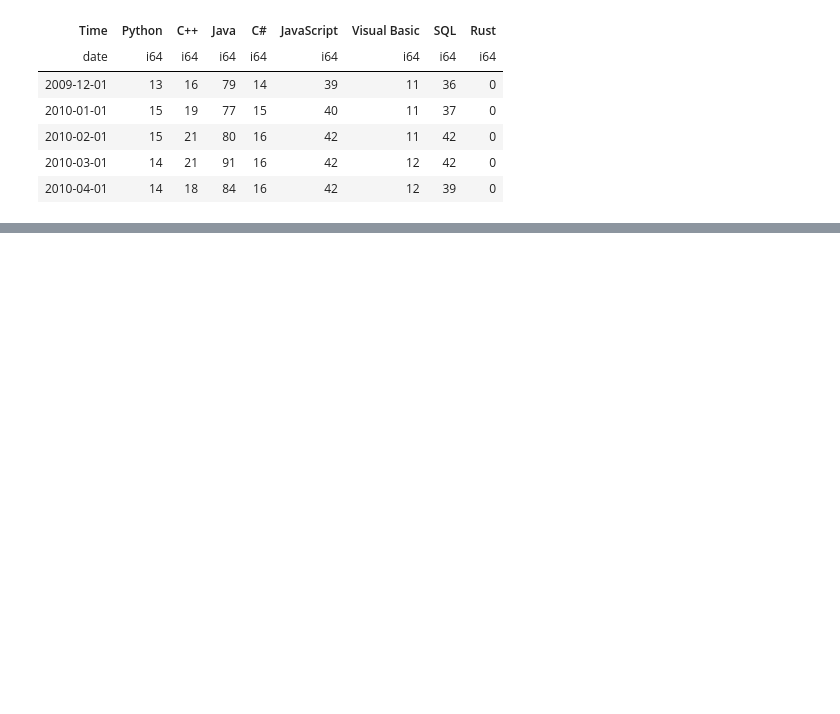
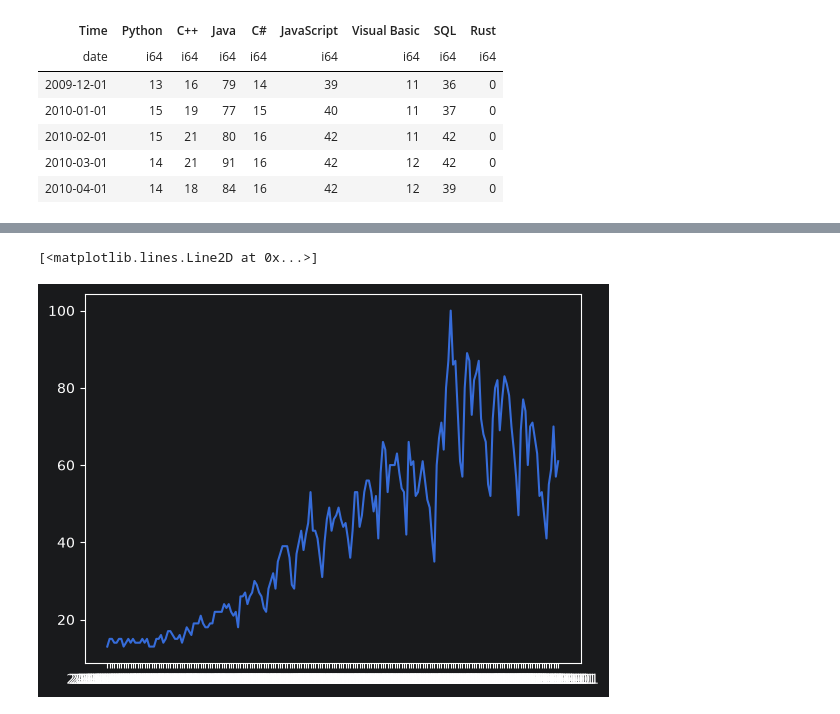
Before and after one commit to Alexandre-aksenov/language_popularity_countries, a Jupyter notebook: src/EDA_FR.ipynb, the cells around one changed output, grey strips where cells are left out. Drawn from its saved outputs; the diff is of its cells as text; code cells hidden in the pictures; blank space fills up the shorter version.

```diff
--- a/src/EDA_FR.ipynb
+++ b/src/EDA_FR.ipynb
@@ -80,0 +90,10 @@ shape: (5, 9)
+# %%
+# Replot the data, indicating September of each year
+fig, ax = plt.subplots()
+ax.plot(df["Time"], df["Python"])
+
+# x-axis
+# ax.xaxis.set_major_locator(plt.MultipleLocator(365))
+# %% [output]
+[<matplotlib.lines.Line2D at 0x...>]
+[figure, added]
```
Also changed, not shown: parts of 3 cells of this notebook.
